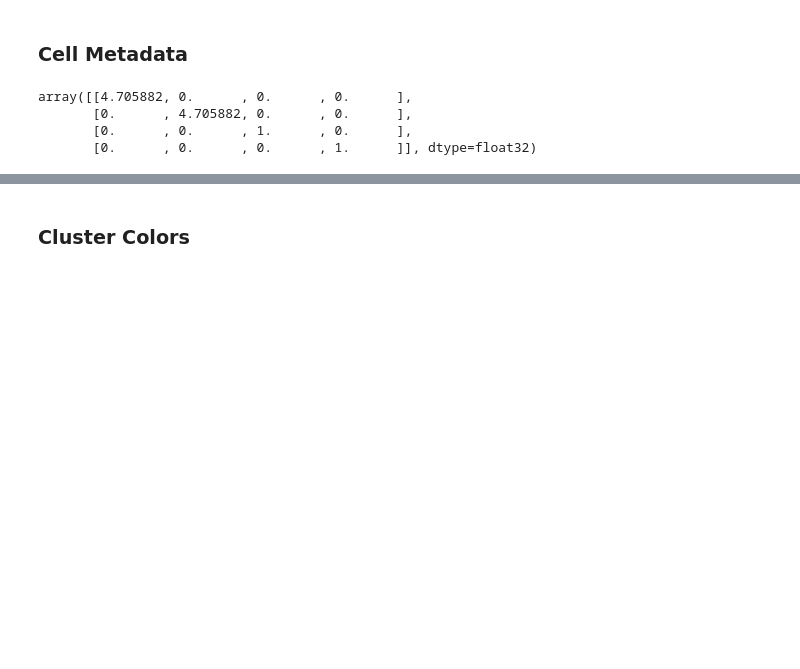
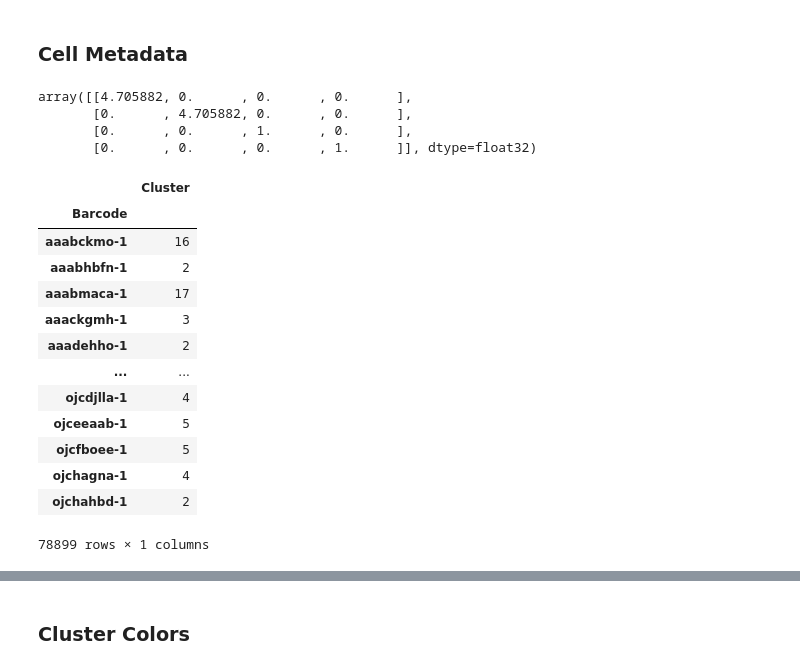
Before and after one commit to broadinstitute/celldega, a Jupyter notebook: notebooks/Pre-process_Xenium_V1_hBoneMarrow_nondiseased_section_outs.ipynb, the cells around one changed output, grey strips where cells are left out. Saved outputs shown, nothing was run; the diff lists cells and outputs as text; code cells hidden in the pictures; blank space fills up the shorter version.

Commit message:
modularizing default clustering data structure

```diff
--- a/notebooks/Pre-process_Xenium_V1_hBoneMarrow_nondiseased_section_outs.ipynb
+++ b/notebooks/Pre-process_Xenium_V1_hBoneMarrow_nondiseased_section_outs.ipynb
@@ -225,3 +218,21 @@ pd.DataFrame(transformation_matrix[:3,:3]).to_csv(
 path_transformation_matrix = path_landscape_files + 'xenium_transform.csv'
 path_meta_cell_micron = base_path + 'cells.csv.gz'
 path_meta_cell_image = path_landscape_files + 'cell_metadata.parquet'
+# %%
+default_clustering = pd.read_csv(path_landscape_files + 'analysis/clustering/gene_expression_graphclust/clusters.csv', index_col=0)
+default_clustering
+# %% [output]
+|  | Cluster |
+| Barcode |  |
+| aaabckmo-1 | 16 |
+| aaabhbfn-1 | 2 |
+| aaabmaca-1 | 17 |
+| aaackgmh-1 | 3 |
+| aaadehho-1 | 2 |
+| ... | ... |
+| ojcdjlla-1 | 4 |
+| ojceeaab-1 | 5 |
+| ojcfboee-1 | 5 |
+| ojchagna-1 | 4 |
+| ojchahbd-1 | 2 |
+78899 rows × 1 columns
```
Also changed, not shown: parts of 12 cells of this notebook, 1 other file.
